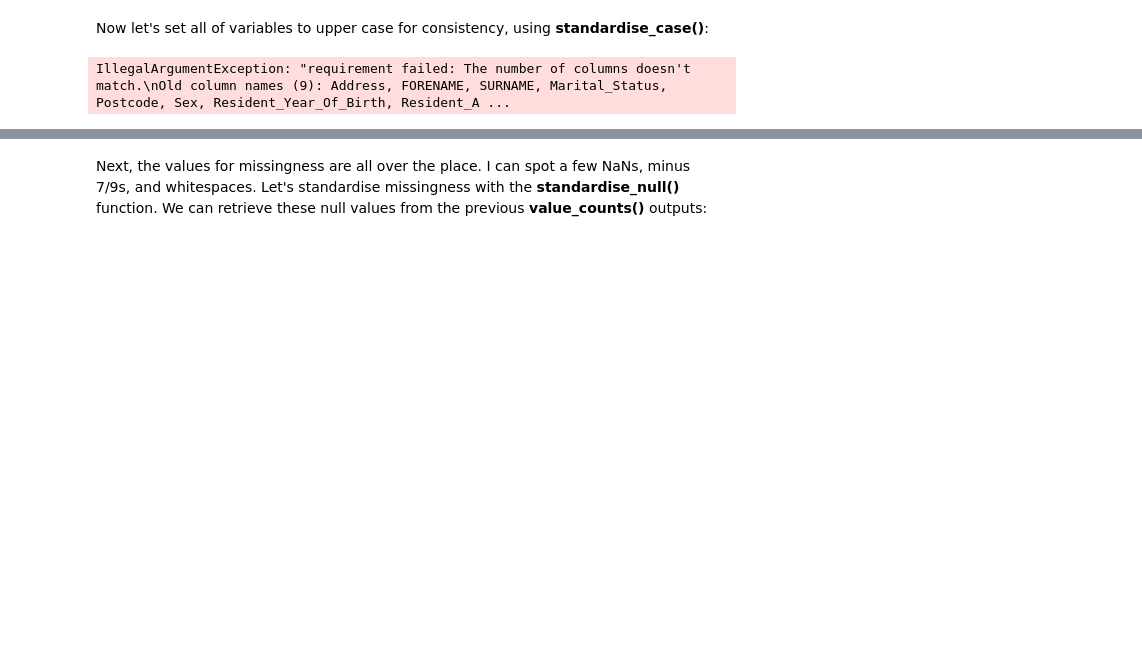
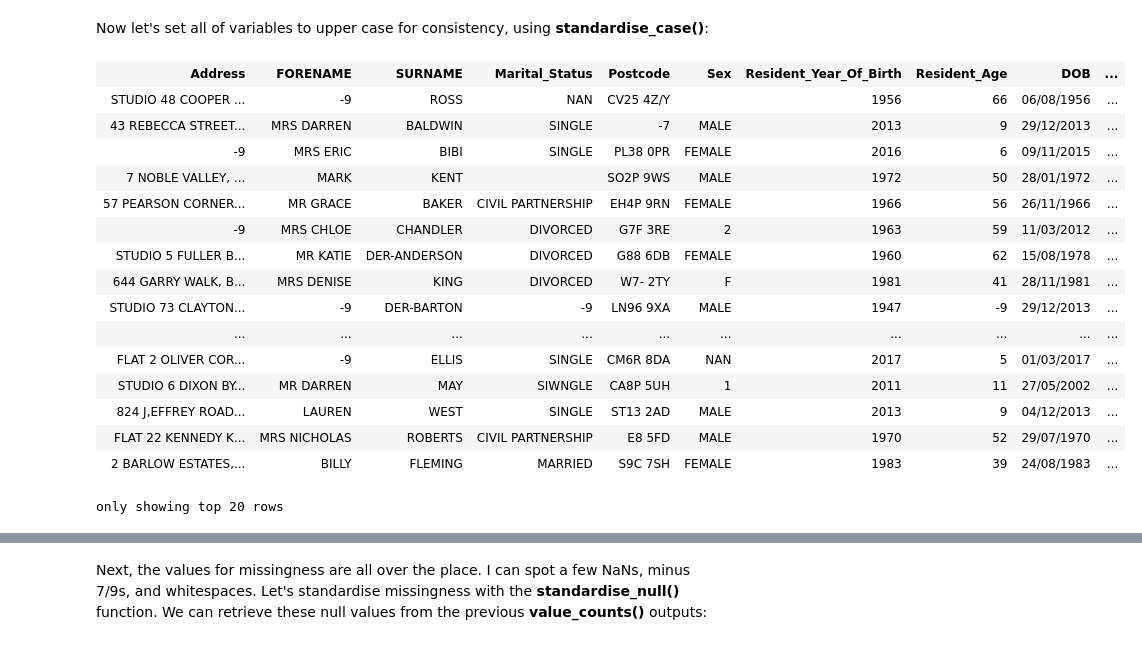
Before and after one commit to anthonye93/dlh_utils_demo, a Jupyter notebook: dlh_utils_demo.ipynb, the cells around one changed output, grey strips where cells are left out. Saved outputs shown, nothing was run; the diff lists cells and outputs as text; code cells hidden in the pictures; blank space fills up the shorter version.

```diff
--- a/dlh_utils_demo.ipynb
+++ b/dlh_utils_demo.ipynb
@@ -274,15 +275,27 @@ ccs.columns
 # %% [markdown]
 Now let's set all of variables to upper case for consistency, using **standardise_case()**:
 # %%
-colnames = ccs.columns
-
-ccs.drop(ccs.columns[-1]).toDF(*colnames[:-1])
-
 #computer will not think A and a are the same values
 
 census = standardisation.standardise_case(census)
 ccs = standardisation.standardise_case(ccs)
 
 ccs
 # %% [output]
+| Address | FORENAME | SURNAME | Marital_Status | Postcode | Sex | Resident_Year_Of_Birth | Resident_Age | DOB | ... |
+| STUDIO 48 COOPER ... | -9 | ROSS | NAN | CV25 4Z/Y |  | 1956 | 66 | 06/08/1956 | ... |
+| 43 REBECCA STREET... | MRS DARREN | BALDWIN | SINGLE | -7 | MALE | 2013 | 9 | 29/12/2013 | ... |
+| -9 | MRS ERIC | BIBI | SINGLE | PL38 0PR | FEMALE | 2016 | 6 | 09/11/2015 | ... |
+| 7 NOBLE VALLEY, ... | MARK | KENT |  | SO2P 9WS | MALE | 1972 | 50 | 28/01/1972 | ... |
+| 57 PEARSON CORNER... | MR GRACE | BAKER | CIVIL PARTNERSHIP | EH4P 9RN | FEMALE | 1966 | 56 | 26/11/1966 | ... |
+| -9 | MRS CHLOE | CHANDLER | DIVORCED | G7F 3RE | 2 | 1963 | 59 | 11/03/2012 | ... |
+| STUDIO 5 FULLER B... | MR KATIE | DER-ANDERSON | DIVORCED | G88 6DB | FEMALE | 1960 | 62 | 15/08/1978 | ... |
+| 644 GARRY WALK, B... | MRS DENISE | KING | DIVORCED | W7- 2TY | F | 1981 | 41 | 28/11/1981 | ... |
+| STUDIO 73 CLAYTON... | -9 | DER-BARTON | -9 | LN96 9XA | MALE | 1947 | -9 | 29/12/2013 | ... |
+| ... | ... | ... | ... | ... | ... | ... | ... | ... | ... |
+| FLAT 2 OLIVER COR... | -9 | ELLIS | SINGLE | CM6R 8DA | NAN | 2017 | 5 | 01/03/2017 | ... |
+| STUDIO 6 DIXON BY... | MR DARREN | MAY | SIWNGLE | CA8P 5UH | 1 | 2011 | 11 | 27/05/2002 | ... |
+| 824 J,EFFREY ROAD... | LAUREN | WEST | SINGLE | ST13 2AD | MALE | 2013 | 9 | 04/12/2013 | ... |
+| FLAT 22 KENNEDY K... | MRS NICHOLAS | ROBERTS | CIVIL PARTNERSHIP | E8 5FD | MALE | 1970 | 52 | 29/07/1970 | ... |
+| 2 BARLOW ESTATES,... | BILLY | FLEMING | MARRIED | S9C 7SH | FEMALE | 1983 | 39 | 24/08/1983 | ... |
-IllegalArgumentException: "requirement failed: The number of columns doesn't match.\nOld column names (9): Address, FORENAME, SURNAME, Marital_Status, Postcode, Sex, Resident_Year_Of_Birth, Resident_A ...
+only showing top 20 rows
```
Also changed, not shown: parts of 8 cells of this notebook.
